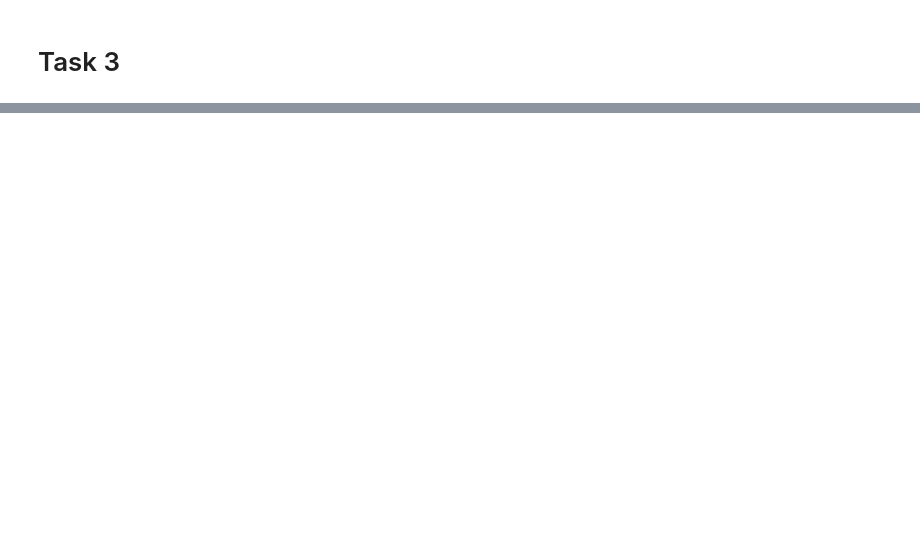
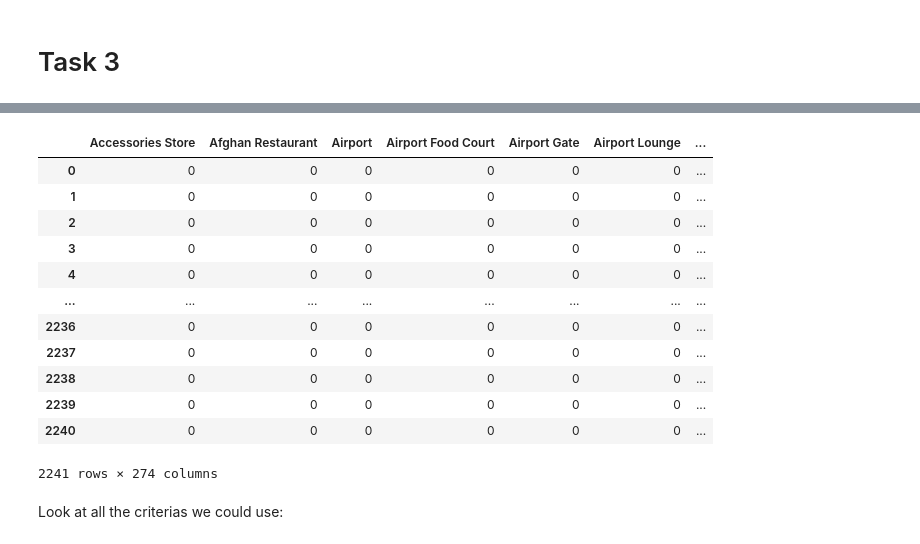
Before and after one commit to t-schanz/Coursera_Capstone, a Jupyter notebook: Toronto_from_wikipedia.ipynb, the cells around one changed output, grey strips where cells are left out. Saved outputs shown, nothing was run; the diff lists cells and outputs as text; code cells hidden in the pictures; blank space fills up the shorter version.

```diff
--- a/Toronto_from_wikipedia.ipynb
+++ b/Toronto_from_wikipedia.ipynb
@@ -86,0 +220,26 @@ ModuleNotFoundError: No module named 'shapely'
+# %%
+# one hot encoding
+toronto_onehot = pd.get_dummies(toronto_venues[['Venue Category']], prefix="", prefix_sep="")
+
+# add neighborhood column back to dataframe
+toronto_onehot['Neighborhood'] = toronto_venues['Neighborhood']
+toronto_onehot['lat'] = toronto_venues["Neighborhood Latitude"]
+toronto_onehot['lon'] = toronto_venues["Neighborhood Longitude"]
+
+toronto_onehot
+# %% [output]
+|  | Accessories Store | Afghan Restaurant | Airport | Airport Food Court | Airport Gate | Airport Lounge | ... |
+| 0 | 0 | 0 | 0 | 0 | 0 | 0 | ... |
+| 1 | 0 | 0 | 0 | 0 | 0 | 0 | ... |
+| 2 | 0 | 0 | 0 | 0 | 0 | 0 | ... |
+| 3 | 0 | 0 | 0 | 0 | 0 | 0 | ... |
+| 4 | 0 | 0 | 0 | 0 | 0 | 0 | ... |
+| ... | ... | ... | ... | ... | ... | ... | ... |
+| 2236 | 0 | 0 | 0 | 0 | 0 | 0 | ... |
+| 2237 | 0 | 0 | 0 | 0 | 0 | 0 | ... |
+| 2238 | 0 | 0 | 0 | 0 | 0 | 0 | ... |
+| 2239 | 0 | 0 | 0 | 0 | 0 | 0 | ... |
+| 2240 | 0 | 0 | 0 | 0 | 0 | 0 | ... |
+2241 rows × 274 columns
+# %% [markdown]
+Look at all the criterias we could use:
```
Also changed, not shown: parts of 23 cells of this notebook.
